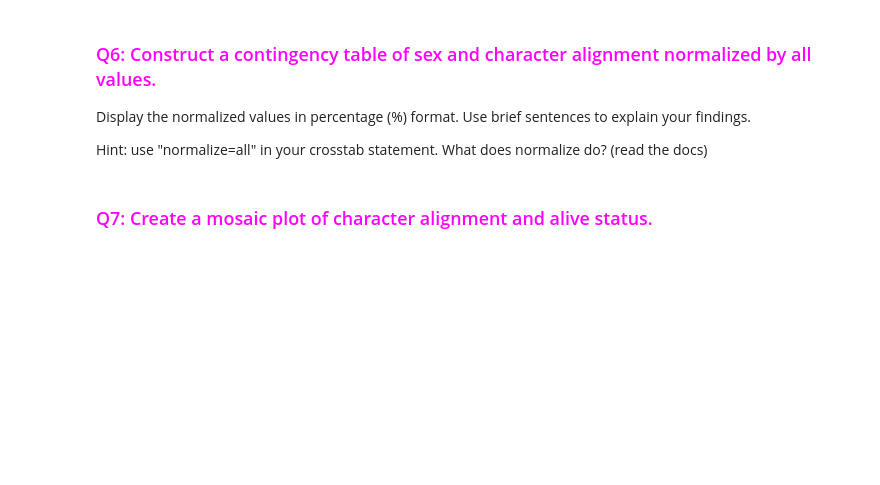
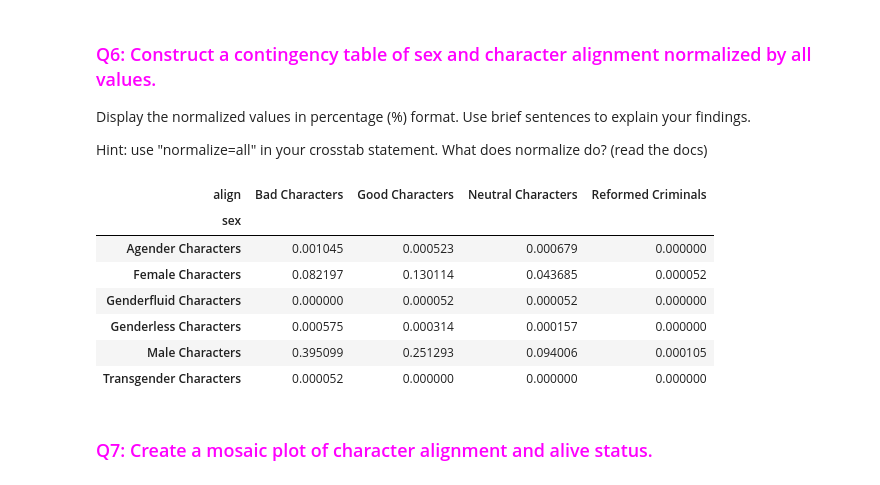
Before and after one commit to tengdann/si618, a Jupyter notebook: 618_06_categorical_and_text_data.ipynb, the cells around one changed output. Saved outputs shown, nothing was run; the diff lists cells and outputs as text; code cells hidden in the pictures; blank space fills up the shorter version.

```diff
--- a/618_06_categorical_and_text_data.ipynb
+++ b/618_06_categorical_and_text_data.ipynb
@@ -167,2 +287,14 @@ Hint: use "normalize=all" in your crosstab statement.  What does normalize do? (
+# %%
+ct_hero = pd.crosstab(comic_characters['sex'], comic_characters['align'], normalize = 'all')
+ct_hero
+# %% [output]
+| align | Bad Characters | Good Characters | Neutral Characters | Reformed Criminals |
+| sex |  |  |  |  |
+| Agender Characters | 0.001045 | 0.000523 | 0.000679 | 0.000000 |
+| Female Characters | 0.082197 | 0.130114 | 0.043685 | 0.000052 |
+| Genderfluid Characters | 0.000000 | 0.000052 | 0.000052 | 0.000000 |
+| Genderless Characters | 0.000575 | 0.000314 | 0.000157 | 0.000000 |
+| Male Characters | 0.395099 | 0.251293 | 0.094006 | 0.000105 |
+| Transgender Characters | 0.000052 | 0.000000 | 0.000000 | 0.000000 |
 # %% [markdown]
 ### <font color="magenta">Q7: Create a mosaic plot of character alignment and alive status.
```
Also changed, not shown: parts of 59 cells of this notebook, 1 other file.
